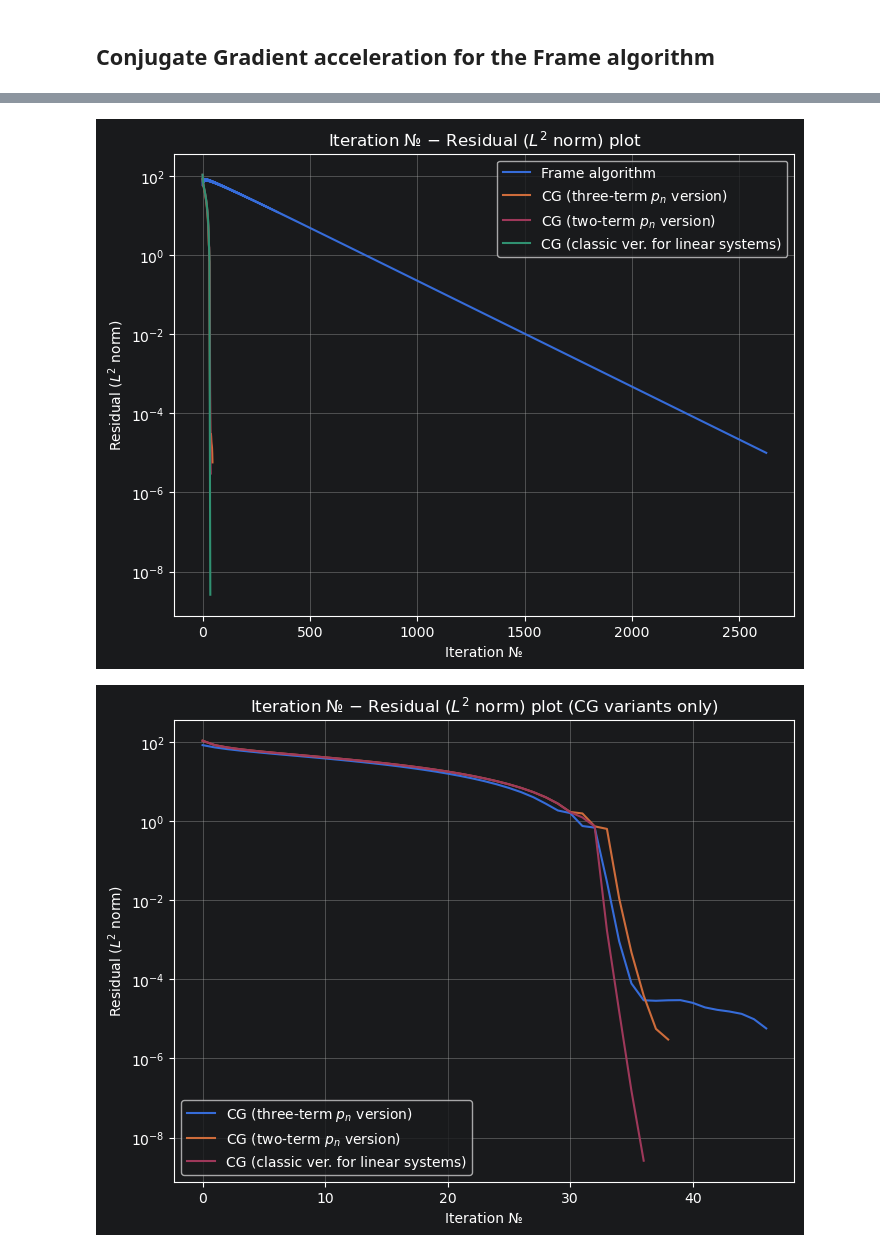
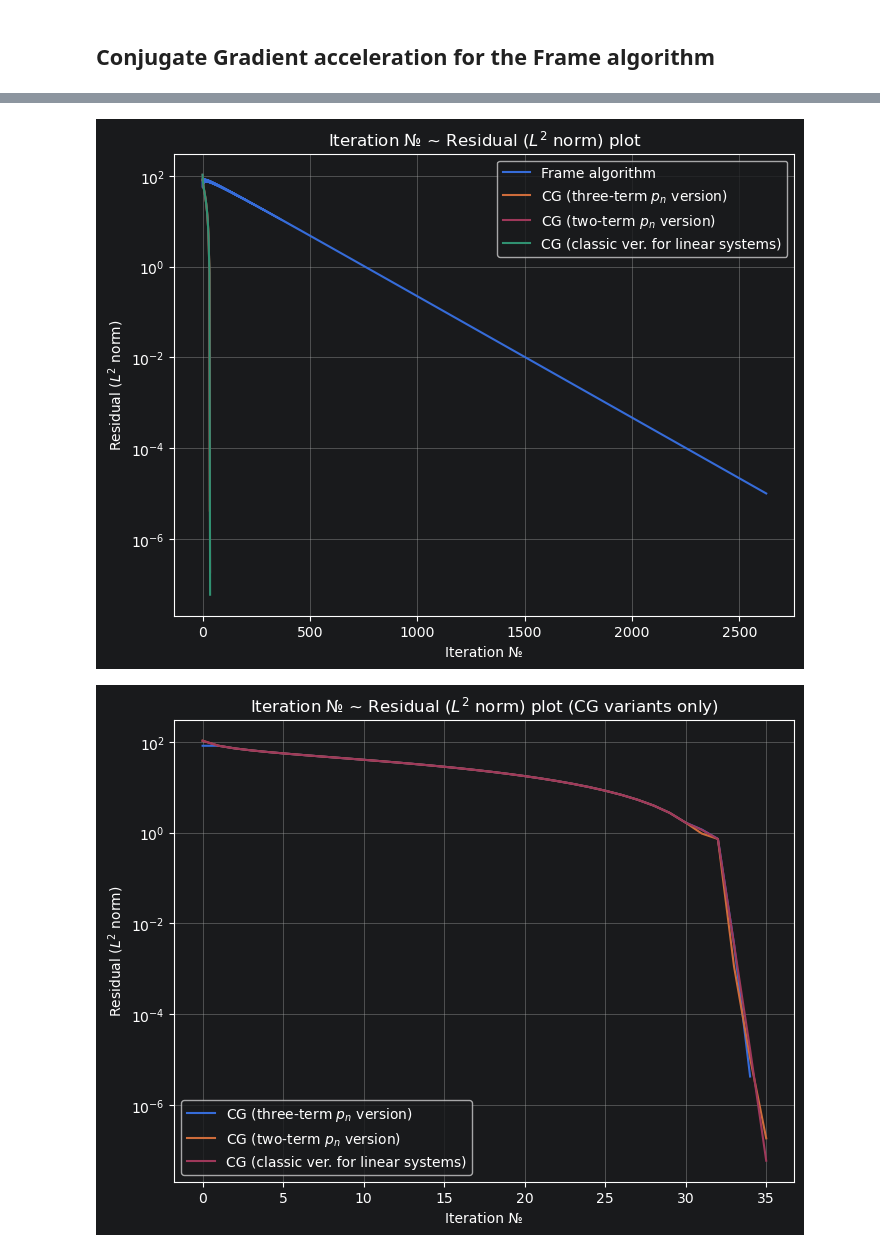
Before and after one commit to michael15346/frames, a Jupyter notebook: frames.ipynb, the cells around one changed output, grey strips where cells are left out. Cells and saved outputs as stored; diff of their text form; code cells hidden in the pictures.

```diff
--- a/frames.ipynb
+++ b/frames.ipynb
@@ -91,6 +91,9 @@ array([ 1.00000003+2.37188488e-09j,  2.0000002 +7.56418864e-08j,
        31.00000026-3.80843852e-08j, 32.00000024+1.94719442e-08j])
 # %% [markdown]
 ## Conjugate Gradient acceleration for the Frame algorithm
+# %%
+def ip(a, b):
+    return np.vdot(b, a)
 # %%
 # naive version from the paper
 c = T.conjugate().T @ v
@@ -98,28 +101,29 @@ r = T @ c
 p = r.copy()
 Sp = S @ p
 x = np.zeros_like(p)
-λ = np.vdot(r, p) / np.vdot(p, Sp)
+λ = ip(r, p) / ip(p, Sp)
 x += λ * p
+errors_cg = []
+norm = np.linalg.norm(x - v)
+errors_cg.append(norm)
 r -= λ * Sp
-p_new = Sp - (np.vdot(Sp, Sp) / np.vdot(p, Sp)) * p
+p_new = Sp - (ip(Sp, Sp) / ip(p, Sp)) * p
 p_old = p
 Spold = Sp
 p = p_new
-errors_cg = []
 num_iter = 3600
 for it in range(num_iter):
     norm = np.linalg.norm(x - v)
     errors_cg.append(norm)
 
+    if norm < 1e-5:
+        break
     Sp = S @ p
-    λ = np.vdot(r, p) / np.vdot(p, Sp)
+    λ = ip(r, p) / ip(p, Sp)
     x += λ * p
     r -= λ * Sp
 
-    if norm < 1e-5:
-        errors_cg.append(np.linalg.norm(x - v))
-        break
-    p_new = Sp - (np.vdot(Sp, Sp) / np.vdot(p, Sp)) * p - (np.vdot(Sp, Spold) / np.vdot(p_old, Spold)) * p_old
+    p_new = Sp - (ip(Sp, Sp) / ip(p, Sp)) * p - (ip(Sp, Spold) / ip(p_old, Spold)) * p_old
     p_old = p
     Spold = Sp
     p = p_new
@@ -158,15 +162,14 @@ for it in range(num_iter):
     norm = np.linalg.norm(x - v)
     errors_cg_two.append(norm)
 
+    if norm < 1e-5:
+        break
     Sp = S @ p
-    λ = np.vdot(r, p) / np.vdot(p, Sp)
+    λ = ip(r, p) / ip(p, Sp)
     x += λ * p
     r -= λ * Sp
 
-    if norm < 1e-5:
-        errors_cg_two.append(np.linalg.norm(x - v))
-        break
-    p_new = r - (np.vdot(r, Sp) / np.vdot(p, Sp)) * p
+    p_new = r - (ip(r, Sp) / ip(p, Sp)) * p
     p = p_new
 # %%
 print("Reconstructed v:")
@@ -201,18 +204,16 @@ for it in range(num_iter):
     norm = np.linalg.norm(x - v)
     errors_cg_classic.append(norm)
 
+    if norm < 1e-5:
+        break
     Sp = S @ p
-    alpha = np.vdot(r, r) / np.vdot(p, Sp)
+    alpha = ip(r, r) / ip(p, Sp)
 
     x_new = x + alpha * p
     r_new = r - alpha * Sp
 
-    if norm < 1e-5:
-        x = x_new
-        errors_cg_classic.append(np.linalg.norm(x - v))
-        break
 
-    beta = np.vdot(r_new, r_new) / np.vdot(r, r)
+    beta = ip(r_new, r_new) / ip(r, r)
 
     p = r_new + beta * p
     x = x_new
@@ -242,21 +248,21 @@ plt.semilogy(residuals, label='Frame algorithm')
 plt.semilogy(errors_cg, label='CG (three-term $p_n$ version)')
 plt.semilogy(errors_cg_two, label='CG (two-term $p_n$ version)')
 plt.semilogy(errors_cg_classic, label='CG (classic ver. for linear systems)')
-plt.title("Iteration № $-$ Residual ($L^2$ norm) plot")
+plt.title("Iteration № ~ Residual ($L^2$ norm) plot")
 plt.legend()
 plt.show()
 # %% [output]
-[figure, old version]
+[figure, new version]
 # %%
 plt.figure(figsize=(8,6))
 plt.xlabel("Iteration №")
 plt.ylabel("Residual ($L^2$ norm)")
 plt.grid(True)
 plt.semilogy(errors_cg, label='CG (three-term $p_n$ version)')
 plt.semilogy(errors_cg_two, label='CG (two-term $p_n$ version)')
 plt.semilogy(errors_cg_classic, label='CG (classic ver. for linear systems)')
-plt.title("Iteration № $-$ Residual ($L^2$ norm) plot (CG variants only)")
+plt.title("Iteration № ~ Residual ($L^2$ norm) plot (CG variants only)")
 plt.legend()
 plt.show()
 # %% [output]
-[figure, old version]
+[figure, new version]
```
Also changed, not shown: parts of 3 cells of this notebook.
